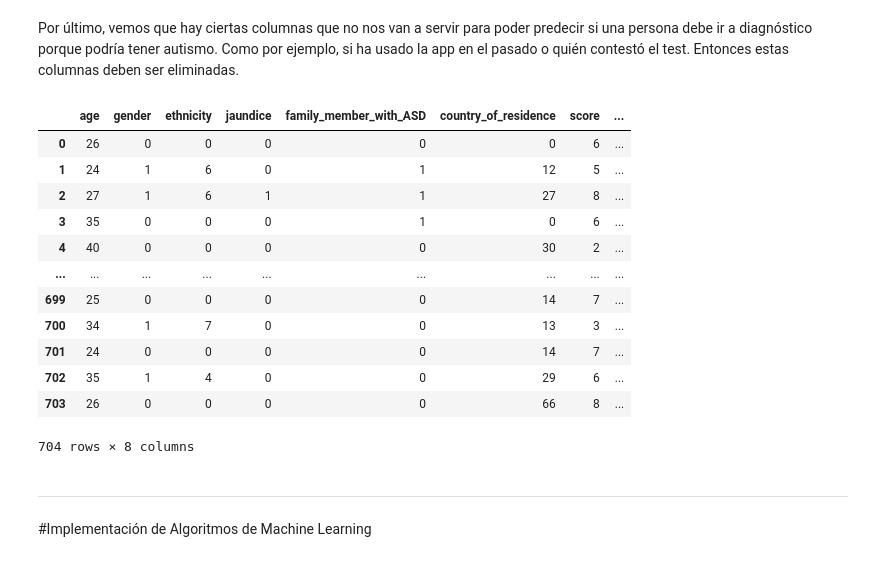
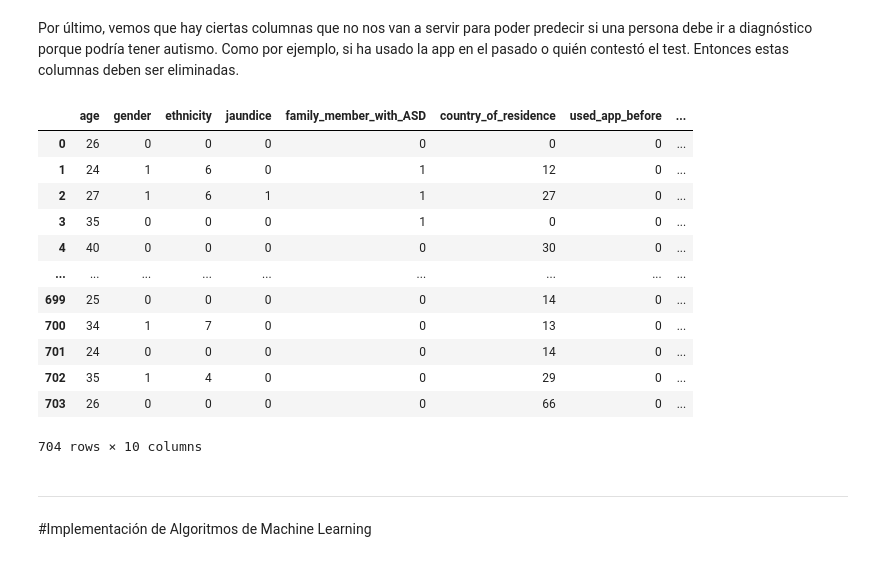
Before and after one commit to JuanMaLR/bedu-equipo4-dataScience-PD, a Jupyter notebook: Final_project_GA_&_NN.ipynb, the cells around one changed output. Saved outputs shown, nothing was run; the diff lists cells and outputs as text; code cells hidden in the pictures.

```diff
--- a/Final_project_GA_&_NN.ipynb
+++ b/Final_project_GA_&_NN.ipynb
@@ -632,23 +632,21 @@ Por último, vemos que hay ciertas columnas que no nos van a servir para poder p
 # %%
 #Eliminación de las columnas A1_Score a A10_Score.
 df=df.drop(df.columns[[range(10)]],axis=1)
-#Eliminación de las columnas used_app_before y test_answered_by.
-df=df.drop(df.columns[[6,8]],axis=1)
 df
 # %% [output]
-|  | age | gender | ethnicity | jaundice | family_member_with_ASD | country_of_residence | score | ... |
-| 0 | 26 | 0 | 0 | 0 | 0 | 0 | 6 | ... |
-| 1 | 24 | 1 | 6 | 0 | 1 | 12 | 5 | ... |
-| 2 | 27 | 1 | 6 | 1 | 1 | 27 | 8 | ... |
-| 3 | 35 | 0 | 0 | 0 | 1 | 0 | 6 | ... |
-| 4 | 40 | 0 | 0 | 0 | 0 | 30 | 2 | ... |
+|  | age | gender | ethnicity | jaundice | family_member_with_ASD | country_of_residence | used_app_before | ... |
+| 0 | 26 | 0 | 0 | 0 | 0 | 0 | 0 | ... |
+| 1 | 24 | 1 | 6 | 0 | 1 | 12 | 0 | ... |
+| 2 | 27 | 1 | 6 | 1 | 1 | 27 | 0 | ... |
+| 3 | 35 | 0 | 0 | 0 | 1 | 0 | 0 | ... |
+| 4 | 40 | 0 | 0 | 0 | 0 | 30 | 0 | ... |
 | ... | ... | ... | ... | ... | ... | ... | ... | ... |
-| 699 | 25 | 0 | 0 | 0 | 0 | 14 | 7 | ... |
-| 700 | 34 | 1 | 7 | 0 | 0 | 13 | 3 | ... |
-| 701 | 24 | 0 | 0 | 0 | 0 | 14 | 7 | ... |
-| 702 | 35 | 1 | 4 | 0 | 0 | 29 | 6 | ... |
-| 703 | 26 | 0 | 0 | 0 | 0 | 66 | 8 | ... |
+| 699 | 25 | 0 | 0 | 0 | 0 | 14 | 0 | ... |
+| 700 | 34 | 1 | 7 | 0 | 0 | 13 | 0 | ... |
+| 701 | 24 | 0 | 0 | 0 | 0 | 14 | 0 | ... |
+| 702 | 35 | 1 | 4 | 0 | 0 | 29 | 0 | ... |
+| 703 | 26 | 0 | 0 | 0 | 0 | 66 | 0 | ... |
-704 rows × 8 columns
+704 rows × 10 columns
 # %% [markdown]
 ---
 #Implementación de Algoritmos de Machine Learning
```
Also changed, not shown: parts of 8 cells of this notebook.
